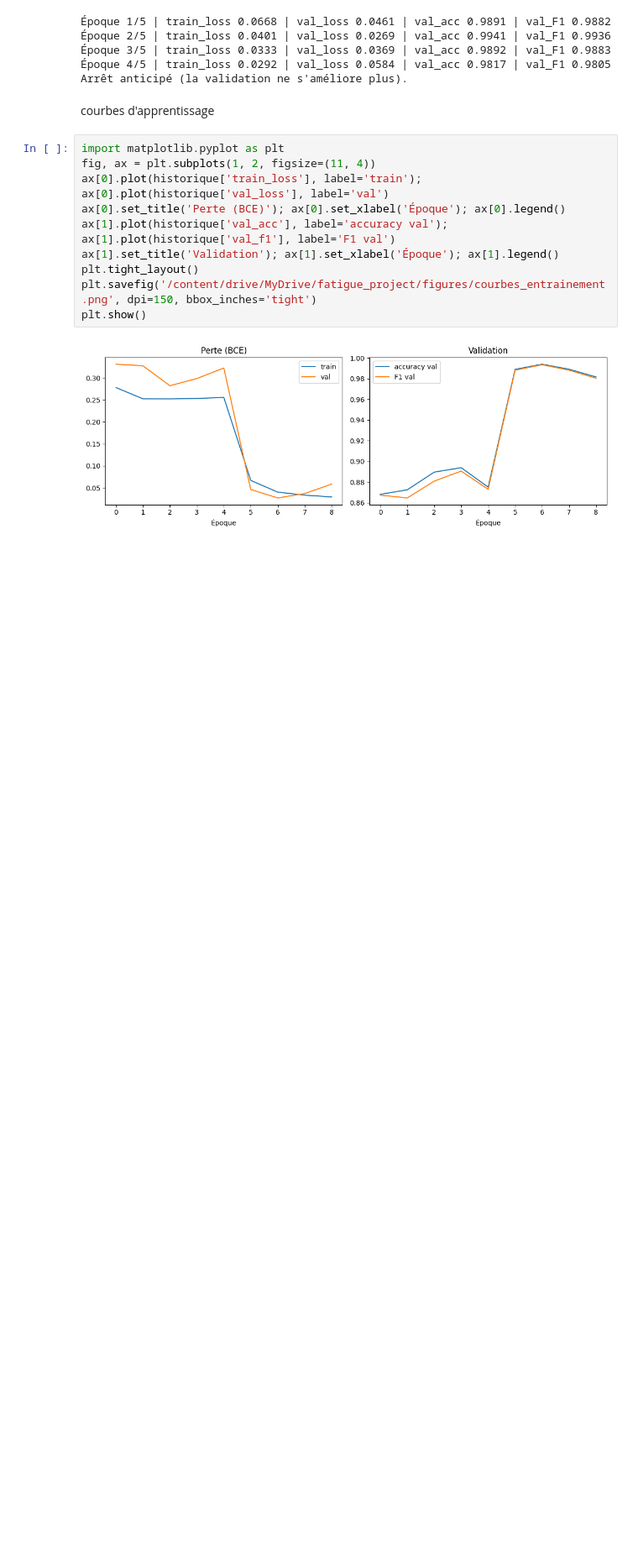
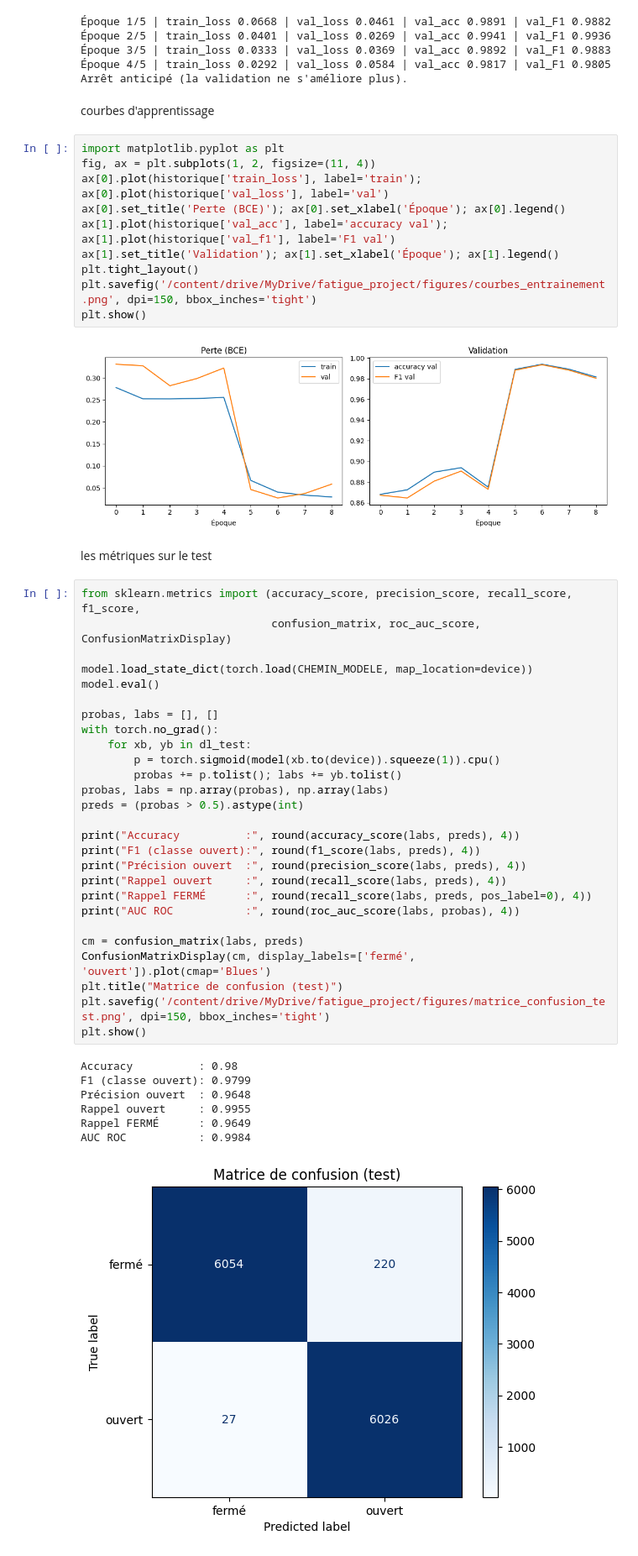
Before and after one commit to onszayani/MiniProjet2A-EventReservation-OnsZayani, a Jupyter notebook: notebooks/e3_entrainement.ipynb, the cells around one changed output. Shown at 84% size. Cells and saved outputs as stored; diff of their text form; blank space fills up the shorter version.

Commit message:
Ajout évaluation sur le jeu de test

```diff
--- a/notebooks/e3_entrainement.ipynb
+++ b/notebooks/e3_entrainement.ipynb
@@ -200,3 +200,40 @@ plt.savefig('/content/drive/MyDrive/fatigue_project/figures/courbes_entrainement
 plt.show()
 # %% [output]
 [figure]
+# %% [markdown]
+les métriques sur le test
+# %%
+from sklearn.metrics import (accuracy_score, precision_score, recall_score, f1_score,
+                             confusion_matrix, roc_auc_score, ConfusionMatrixDisplay)
+
+model.load_state_dict(torch.load(CHEMIN_MODELE, map_location=device))
+model.eval()
+
+probas, labs = [], []
+with torch.no_grad():
+    for xb, yb in dl_test:
+        p = torch.sigmoid(model(xb.to(device)).squeeze(1)).cpu()
+        probas += p.tolist(); labs += yb.tolist()
+probas, labs = np.array(probas), np.array(labs)
+preds = (probas > 0.5).astype(int)
+
+print("Accuracy          :", round(accuracy_score(labs, preds), 4))
+print("F1 (classe ouvert):", round(f1_score(labs, preds), 4))
+print("Précision ouvert  :", round(precision_score(labs, preds), 4))
+print("Rappel ouvert     :", round(recall_score(labs, preds), 4))
+print("Rappel FERMÉ      :", round(recall_score(labs, preds, pos_label=0), 4))
+print("AUC ROC           :", round(roc_auc_score(labs, probas), 4))
+
+cm = confusion_matrix(labs, preds)
+ConfusionMatrixDisplay(cm, display_labels=['fermé', 'ouvert']).plot(cmap='Blues')
+plt.title("Matrice de confusion (test)")
+plt.savefig('/content/drive/MyDrive/fatigue_project/figures/matrice_confusion_test.png', dpi=150, bbox_inches='tight')
+plt.show()
+# %% [output]
+Accuracy          : 0.98
+F1 (classe ouvert): 0.9799
+Précision ouvert  : 0.9648
+Rappel ouvert     : 0.9955
+Rappel FERMÉ      : 0.9649
+AUC ROC           : 0.9984
+[figure, added]
```
Also changed, not shown: parts of 4 cells of this notebook.
